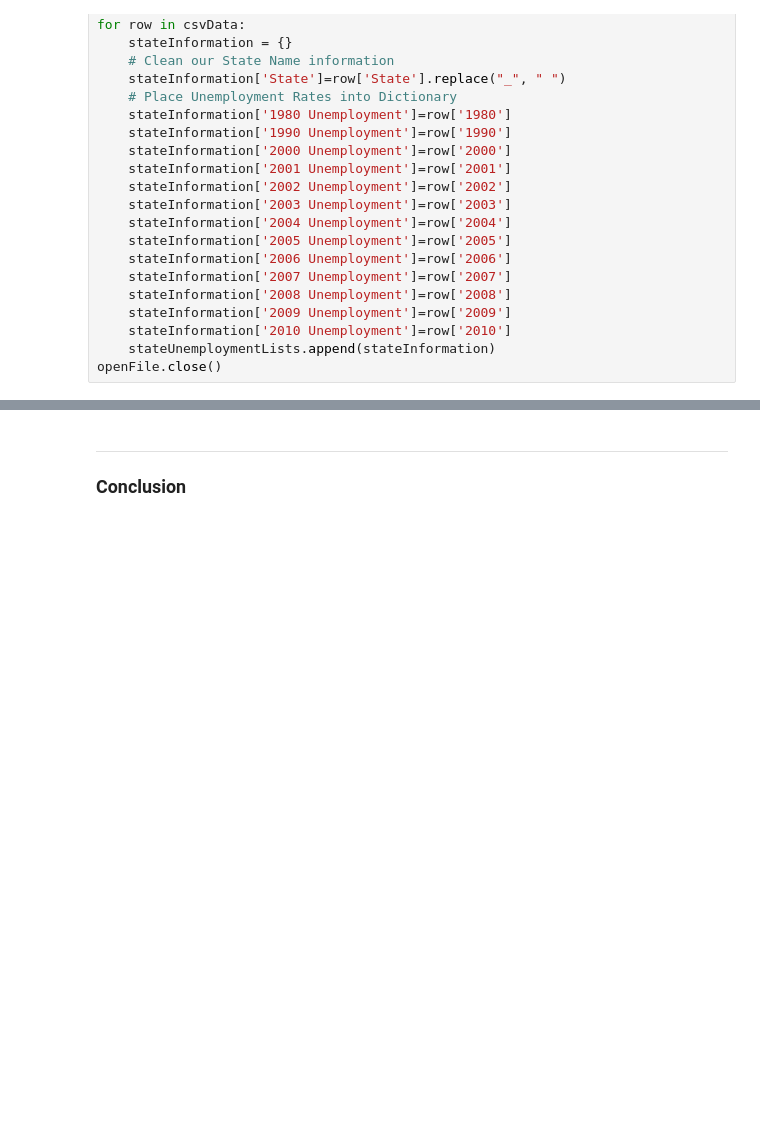
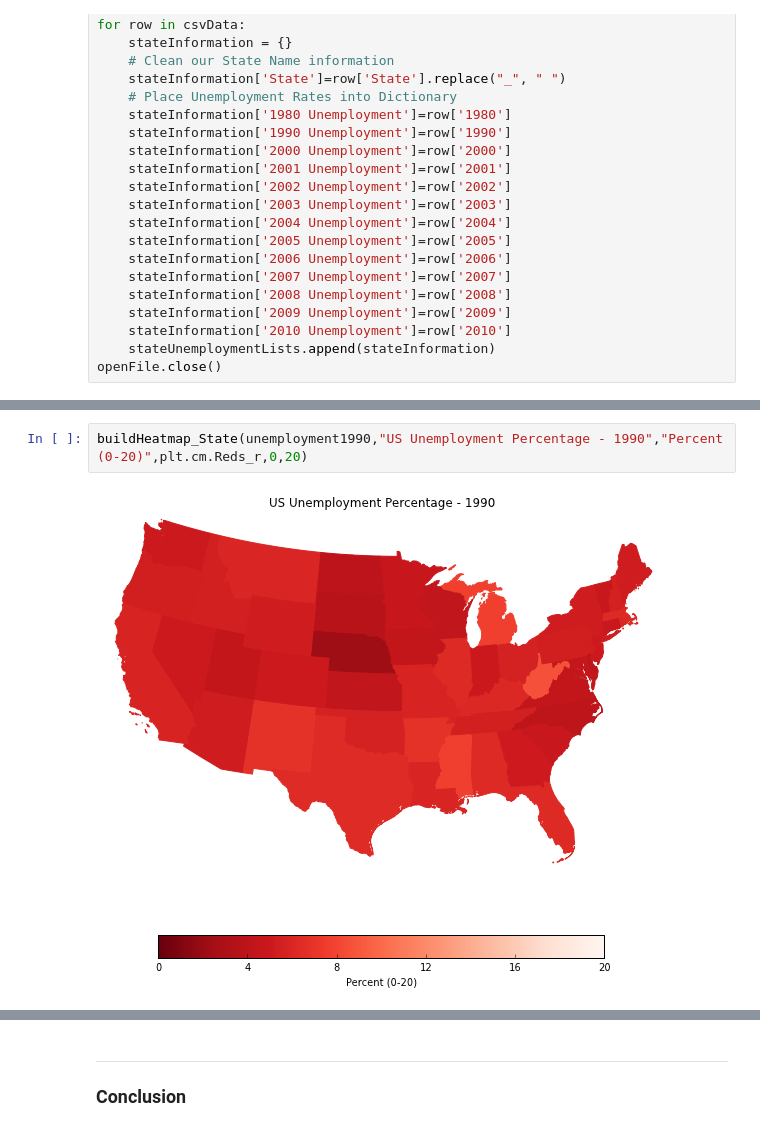
Before and after one commit to Aayrl/python_DataScience, a Jupyter notebook: PR2_Sawyer_T/report_Sawyer_T.ipynb, the cells around one changed output, grey strips where cells are left out. Saved outputs shown, nothing was run; the diff lists cells and outputs as text; blank space fills up the shorter version.

```diff
--- a/PR2_Sawyer_T/report_Sawyer_T.ipynb
+++ b/PR2_Sawyer_T/report_Sawyer_T.ipynb
@@ -416,0 +432,4 @@ openFile.close()
+# %%
+buildHeatmap_State(unemployment1990,"US Unemployment Percentage - 1990","Percent (0-20)",plt.cm.Reds_r,0,20)
+# %% [output]
+[figure, added]
```
Also changed, not shown: parts of 6 cells of this notebook, 2 other files.
